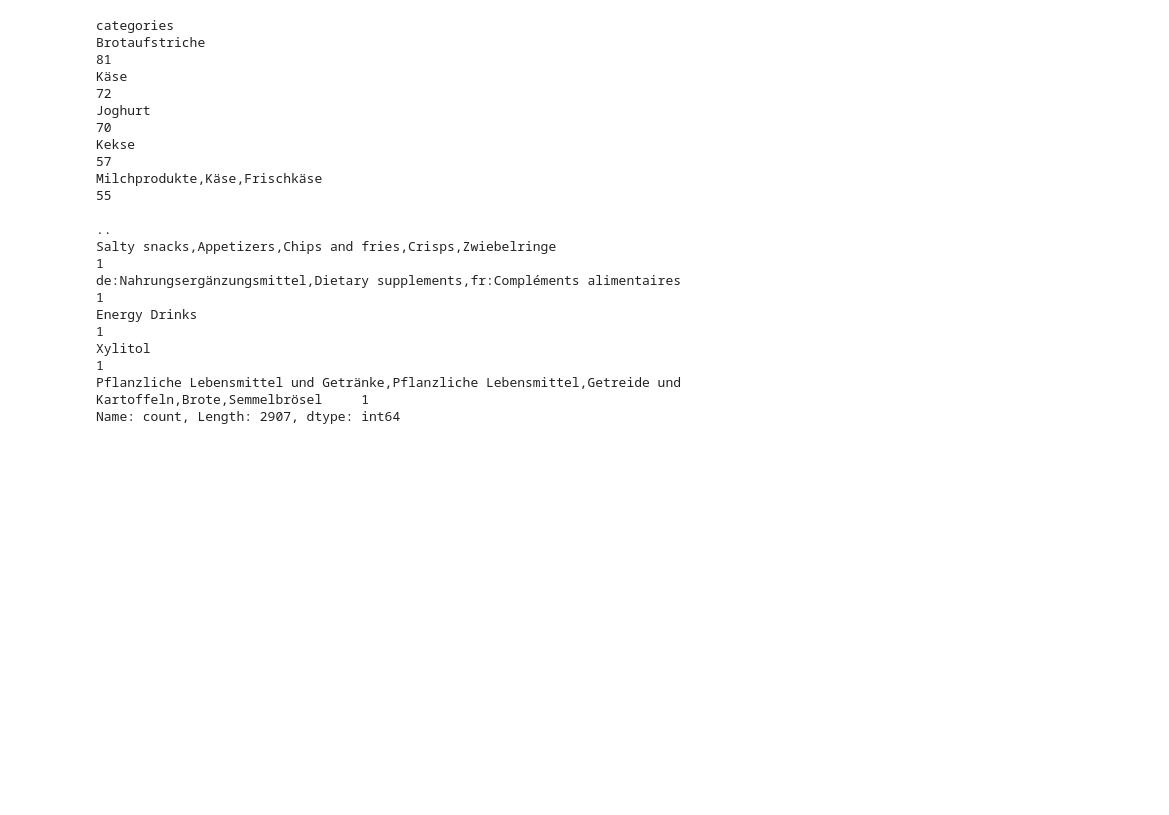
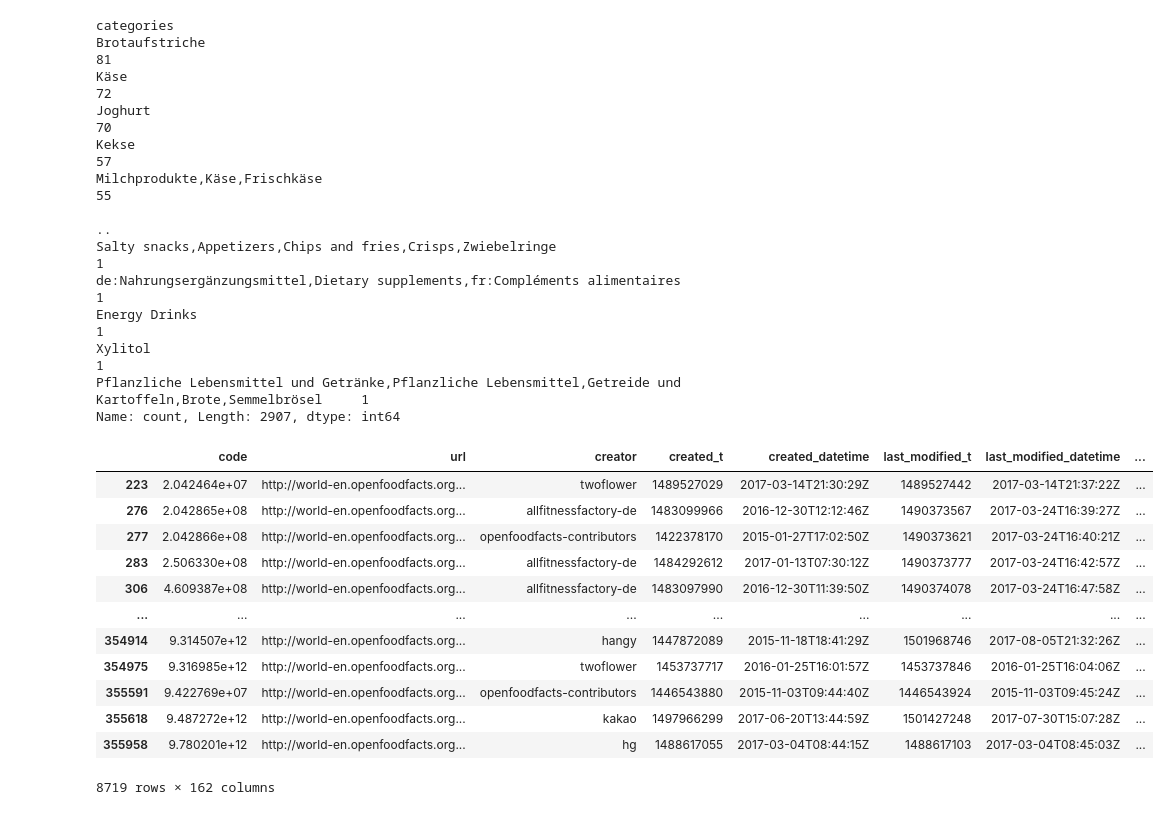
Before and after one commit to radtkedominique/WDS24A_Sem4_Nakou, a Jupyter notebook: EDA_OpenFoodFacts.ipynb, the cells around one changed output. Saved outputs shown, nothing was run; the diff lists cells and outputs as text; code cells hidden in the pictures; blank space fills up the shorter version.

```diff
--- a/EDA_OpenFoodFacts.ipynb
+++ b/EDA_OpenFoodFacts.ipynb
@@ -69,3 +82,21 @@ Energy Drinks
 Xylitol                                                                                                       1
 Pflanzliche Lebensmittel und Getränke,Pflanzliche Lebensmittel,Getreide und Kartoffeln,Brote,Semmelbrösel     1
 Name: count, Length: 2907, dtype: int64
+# %%
+de_openfoods_df = de_openfoods_df.dropna(subset=['categories', 'product_name'], how='all')
+# %%
+de_openfoods_df
+# %% [output]
+|  | code | url | creator | created_t | created_datetime | last_modified_t | last_modified_datetime | ... |
+| 223 | 2.042464e+07 | http://world-en.openfoodfacts.org... | twoflower | 1489527029 | 2017-03-14T21:30:29Z | 1489527442 | 2017-03-14T21:37:22Z | ... |
+| 276 | 2.042865e+08 | http://world-en.openfoodfacts.org... | allfitnessfactory-de | 1483099966 | 2016-12-30T12:12:46Z | 1490373567 | 2017-03-24T16:39:27Z | ... |
+| 277 | 2.042866e+08 | http://world-en.openfoodfacts.org... | openfoodfacts-contributors | 1422378170 | 2015-01-27T17:02:50Z | 1490373621 | 2017-03-24T16:40:21Z | ... |
+| 283 | 2.506330e+08 | http://world-en.openfoodfacts.org... | allfitnessfactory-de | 1484292612 | 2017-01-13T07:30:12Z | 1490373777 | 2017-03-24T16:42:57Z | ... |
+| 306 | 4.609387e+08 | http://world-en.openfoodfacts.org... | allfitnessfactory-de | 1483097990 | 2016-12-30T11:39:50Z | 1490374078 | 2017-03-24T16:47:58Z | ... |
+| ... | ... | ... | ... | ... | ... | ... | ... | ... |
+| 354914 | 9.314507e+12 | http://world-en.openfoodfacts.org... | hangy | 1447872089 | 2015-11-18T18:41:29Z | 1501968746 | 2017-08-05T21:32:26Z | ... |
+| 354975 | 9.316985e+12 | http://world-en.openfoodfacts.org... | twoflower | 1453737717 | 2016-01-25T16:01:57Z | 1453737846 | 2016-01-25T16:04:06Z | ... |
+| 355591 | 9.422769e+07 | http://world-en.openfoodfacts.org... | openfoodfacts-contributors | 1446543880 | 2015-11-03T09:44:40Z | 1446543924 | 2015-11-03T09:45:24Z | ... |
+| 355618 | 9.487272e+12 | http://world-en.openfoodfacts.org... | kakao | 1497966299 | 2017-06-20T13:44:59Z | 1501427248 | 2017-07-30T15:07:28Z | ... |
+| 355958 | 9.780201e+12 | http://world-en.openfoodfacts.org... | hg | 1488617055 | 2017-03-04T08:44:15Z | 1488617103 | 2017-03-04T08:45:03Z | ... |
+8719 rows × 162 columns
```
Also changed, not shown: parts of 8 cells of this notebook.
